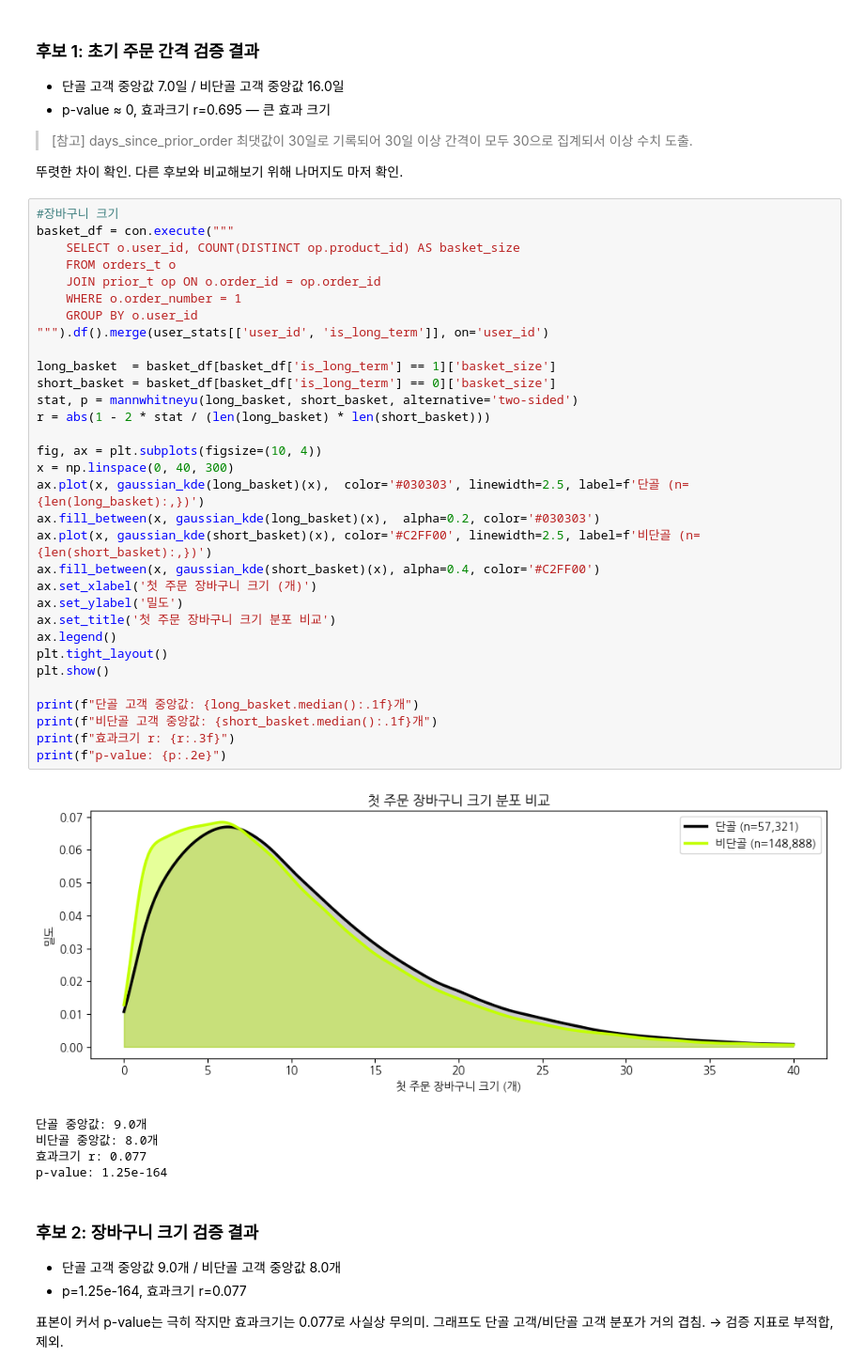
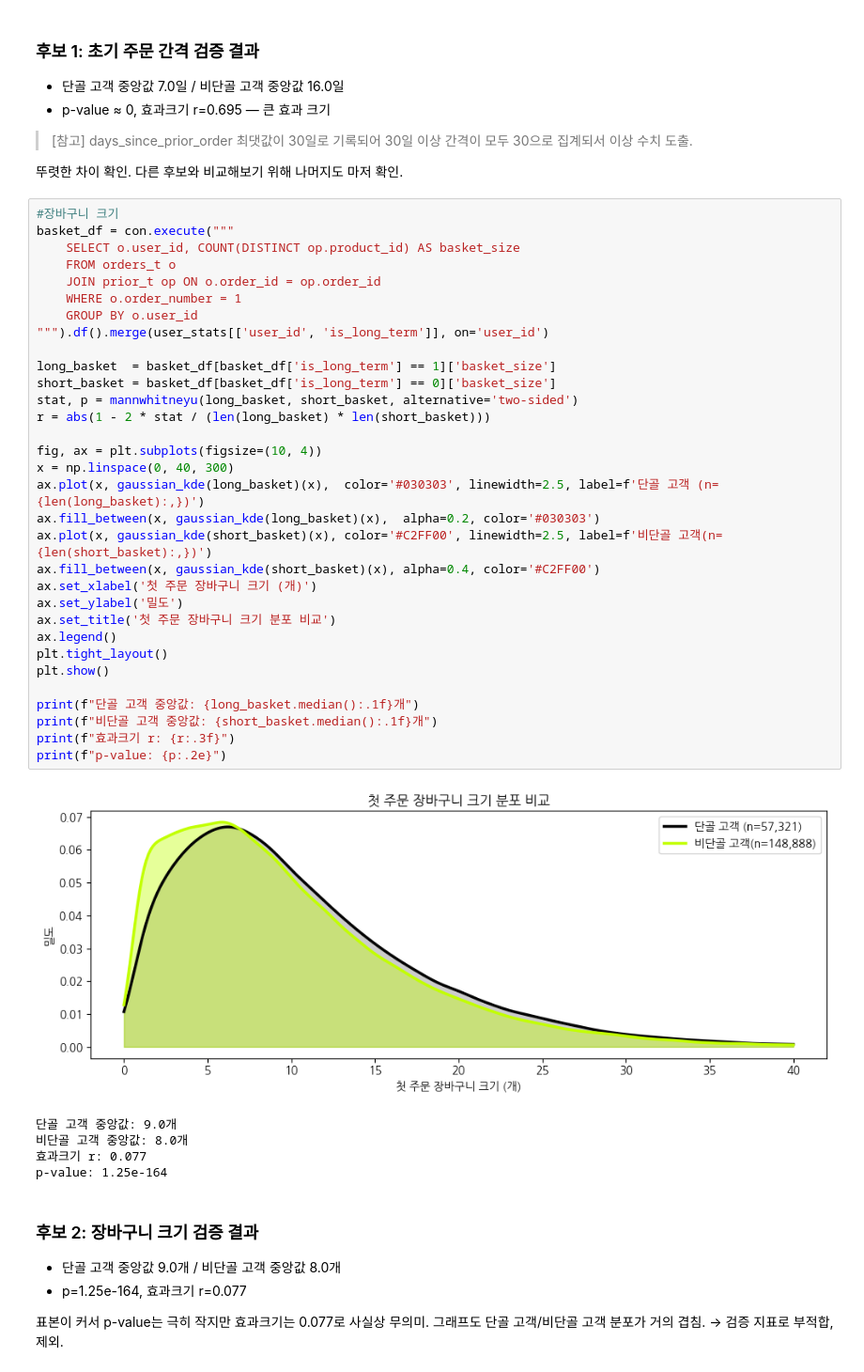
Before and after one commit to Wijonghyeok/jonghyeok, a Jupyter notebook: p1_instacart_retention_timing_final.ipynb, the cells around one changed output. Shown at 94% size. Cells and saved outputs as stored; diff of their text form.

```diff
--- a/p1_instacart_retention_timing_final.ipynb
+++ b/p1_instacart_retention_timing_final.ipynb
@@ -460,38 +470,38 @@ p-value: 0.0000
 #장바구니 크기
 basket_df = con.execute("""
     SELECT o.user_id, COUNT(DISTINCT op.product_id) AS basket_size
     FROM orders_t o
     JOIN prior_t op ON o.order_id = op.order_id
     WHERE o.order_number = 1
     GROUP BY o.user_id
 """).df().merge(user_stats[['user_id', 'is_long_term']], on='user_id')
 
 long_basket  = basket_df[basket_df['is_long_term'] == 1]['basket_size']
 short_basket = basket_df[basket_df['is_long_term'] == 0]['basket_size']
 stat, p = mannwhitneyu(long_basket, short_basket, alternative='two-sided')
 r = abs(1 - 2 * stat / (len(long_basket) * len(short_basket)))
 
 fig, ax = plt.subplots(figsize=(10, 4))
 x = np.linspace(0, 40, 300)
-ax.plot(x, gaussian_kde(long_basket)(x),  color='#030303', linewidth=2.5, label=f'단골 (n={len(long_basket):,})')
+ax.plot(x, gaussian_kde(long_basket)(x),  color='#030303', linewidth=2.5, label=f'단골 고객 (n={len(long_basket):,})')
 ax.fill_between(x, gaussian_kde(long_basket)(x),  alpha=0.2, color='#030303')
-ax.plot(x, gaussian_kde(short_basket)(x), color='#C2FF00', linewidth=2.5, label=f'비단골 (n={len(short_basket):,})')
+ax.plot(x, gaussian_kde(short_basket)(x), color='#C2FF00', linewidth=2.5, label=f'비단골 고객(n={len(short_basket):,})')
 ax.fill_between(x, gaussian_kde(short_basket)(x), alpha=0.4, color='#C2FF00')
 ax.set_xlabel('첫 주문 장바구니 크기 (개)')
 ax.set_ylabel('밀도')
 ax.set_title('첫 주문 장바구니 크기 분포 비교')
 ax.legend()
 plt.tight_layout()
 plt.show()
 
 print(f"단골 고객 중앙값: {long_basket.median():.1f}개")
 print(f"비단골 고객 중앙값: {short_basket.median():.1f}개")
 print(f"효과크기 r: {r:.3f}")
 print(f"p-value: {p:.2e}")
 # %% [output]
-[figure, old version]
+[figure, new version]
-단골 중앙값: 9.0개
-비단골 중앙값: 8.0개
+단골 고객 중앙값: 9.0개
+비단골 고객 중앙값: 8.0개
 효과크기 r: 0.077
 p-value: 1.25e-164
 # %% [markdown]
```
Also changed, not shown: parts of 15 cells of this notebook.
